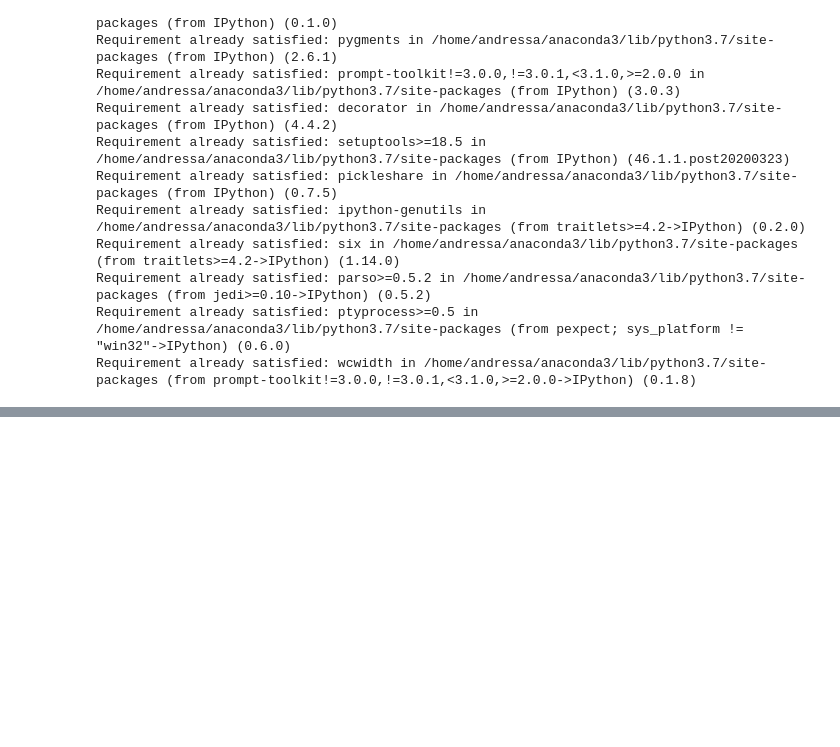
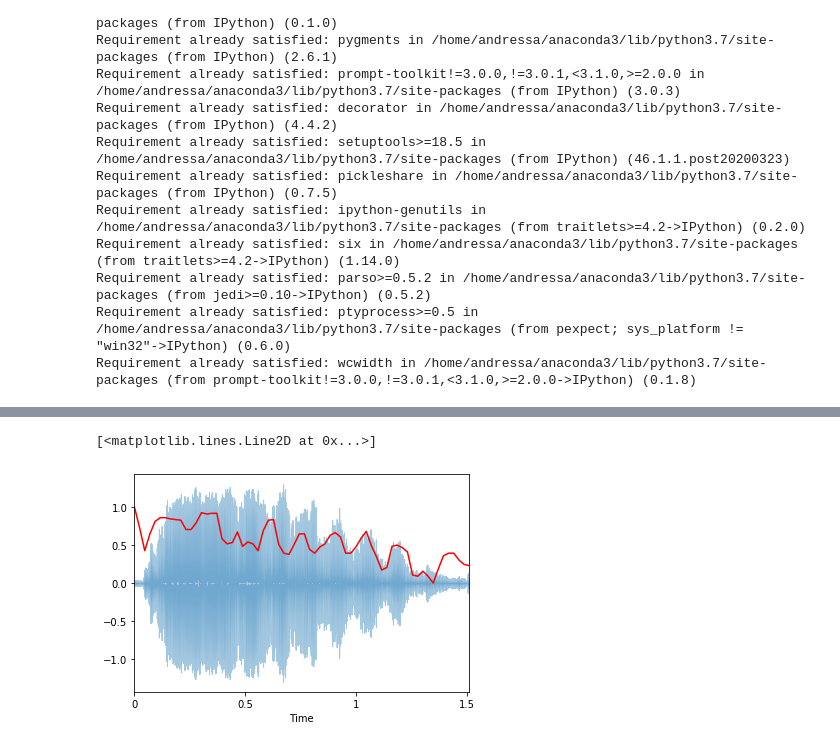
Before and after one commit to contaratoandressa/blog, a Jupyter notebook: music/functions.ipynb, the cells around one changed output, grey strips where cells are left out. Saved outputs shown, nothing was run; the diff lists cells and outputs as text; code cells hidden in the pictures; blank space fills up the shorter version.

```diff
--- a/music/functions.ipynb
+++ b/music/functions.ipynb
@@ -60,0 +119,18 @@ IPython.display.Audio(url="http://www.w3schools.com/html/horse.ogg")
+# %%
+# Create a function to normalize the spectral centroid for visualisation
+def norm_signal(signal_data, axis=0):
+    return sklearn.preprocessing.minmax_scale(signal_data, axis=axis)
+
+spec_center = librosa.feature.spectral_centroid(x, sr=sr)[0] # return dim of the spectral centroide
+
+# time variable for visualization
+frames = range(len(spec_center))
+t = librosa.frames_to_time(frames)
+
+# Spectral rolloff - measure of the sahpe os the signal
+spec_roll = librosa.feature.spectral_rolloff(x+0.01, sr=sr)[0]
+librosa.display.waveplot(x, sr=sr, alpha=0.4)
+plt.plot(t, norm_signal(spec_roll), color='r')
+# %% [output]
+[<matplotlib.lines.Line2D at 0x...>]
+[figure, added]
```
Also changed, not shown: parts of 9 cells of this notebook.
